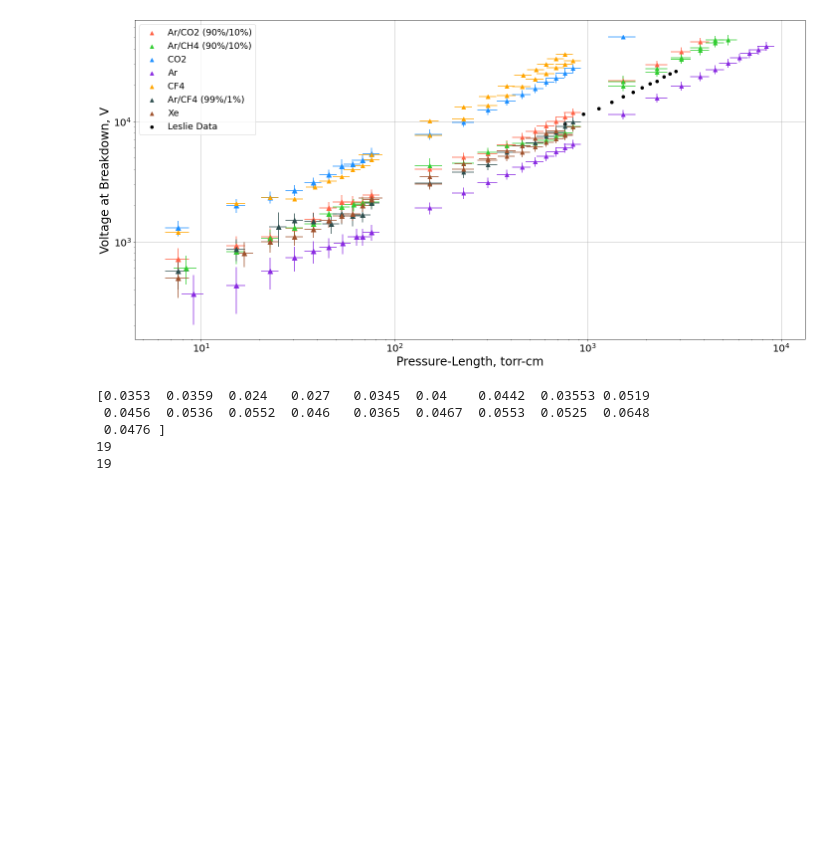
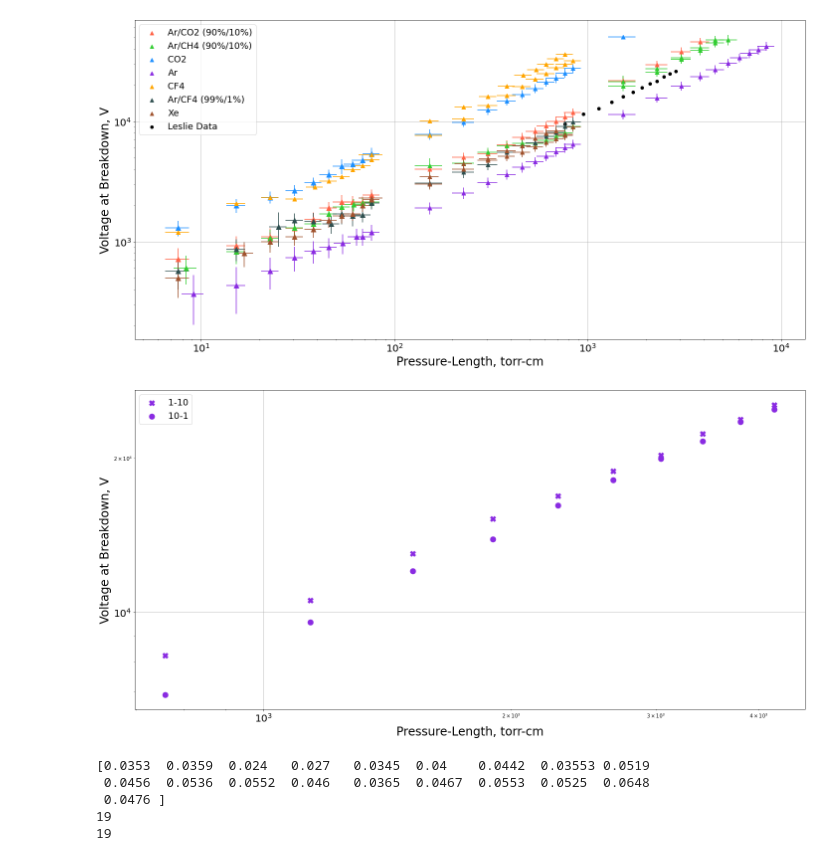
Before and after one commit to UTA-REST/HVBreakdown, a Jupyter notebook: HVplot.ipynb, the cells around one changed output. Cells and saved outputs as stored; diff of their text form; code cells hidden in the pictures; blank space fills up the shorter version.

```diff
--- a/HVplot.ipynb
+++ b/HVplot.ipynb
@@ -215,6 +215,39 @@ plt.savefig('multigasplot.png', dpi=400)
 plt.show()
 # %% [output]
 [figure]
+# %%
+#Hysteresis Error
+fig, ax = plt.subplots()
+
+plt.scatter(dfp.loc[('Ar','5mm','GP','1'),'avep'],dfp.loc[('Ar','5mm','GP','1'),'avev'],color='blueviolet', marker='X', s=120, label='1-10')
+plt.scatter(dfp.loc[('Ar','5mm','GP','2'),'avep'],dfp.loc[('Ar','5mm','GP','2'),'avev'],color='blueviolet', marker='o', s=120, label='10-1')
+
+# ax.set_yscale('log')
+# ax.set_xscale('log')
+fig.set_figheight(10)
+fig.set_figwidth(20)
+
+plt.xlabel('Pressure-Length, torr-cm', fontsize=24)
+plt.ylabel('Voltage at Breakdown, V', fontsize=24)
+plt.legend(fontsize=18, loc="best")
+plt.xticks(fontsize=20)
+plt.yticks(fontsize=20)
+plt.grid()
+
+plt.tight_layout()
+
+plt.show()
+
+
+updat = np.array(dfp.loc[('Ar','5mm','GP','1'),'avev'])
+downdat = np.array(dfp.loc[('Ar','5mm','GP','2'),'avev'])
+ave = []
+hyst []
+
+for i in range(len(updat)):
+    ave.append((updat[i]+downdat[i]))
+# %% [output]
+[figure, added]
 # %%
 p = np.arange(.4, 1e4, .01)
 d = 1
```
Also changed, not shown: parts of 4 cells of this notebook.
